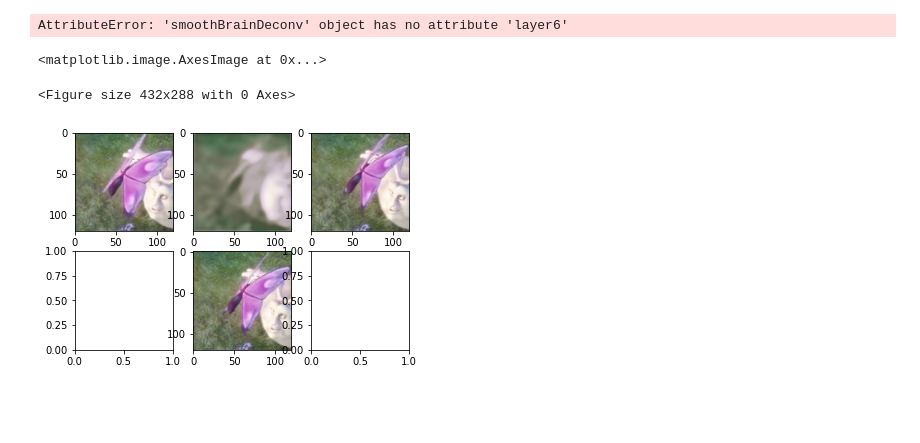
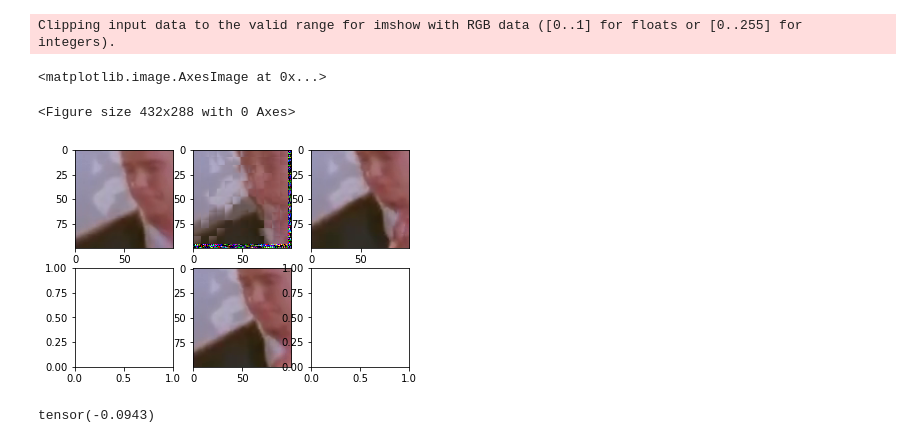
Before and after one commit to Vestaia/SmoothBrain, a Jupyter notebook: Code/Kernels.ipynb, the cells around one changed output. Drawn from its saved outputs; the diff is of its cells as text; code cells hidden in the pictures; blank space fills up the shorter version.

```diff
--- a/Code/Kernels.ipynb
+++ b/Code/Kernels.ipynb
@@ -341,14 +327,18 @@ def train(model, optimizer, loss, X, y, validation_size, batch_size=100, epochs=
     Err = test(model, loss_wrapper(metric), validationX, validationy, batch_size=batch_size, device=device)
     print("Average Error (MAE): " + str(Err))
 # %%
-vid = torch.swapaxes(torch.swapaxes(torchvision.io.read_video("mov_bbb.mp4",0,10,pts_unit='sec')[0],2,3),1,2)/256
+net = smoothBrainDeconv()
+optim = torch.optim.Adam(net.parameters(), 0.005)
+vid = torch.swapaxes(torch.swapaxes(torchvision.io.read_video("Rick.mp4",0,10,pts_unit='sec')[0],2,3),1,2)/256
 mapped = kornia.color.rgb_to_yuv(vid)
 # %%
-randlocx = torch.randint(0,mapped.shape[3]-blocksize, (mapped.shape[0],))
-randlocy = torch.randint(0,mapped.shape[2]-blocksize, (mapped.shape[0],))
-features = torch.empty((mapped.shape[0]-2,2*mapped.shape[1],blocksize,blocksize))
-targets = torch.empty((mapped.shape[0]-2,mapped.shape[1],blocksize,blocksize))
-for i in range(mapped.shape[0]-2):
-    features[i,:mapped.shape[1]] = mapped[i,:,randlocy[i]:randlocy[i]+blocksize,randlocx[i]:randlocx[i]+blocksize]
-    features[i,mapped.shape[1]:] = mapped[i+2,:,randlocy[i]:randlocy[i]+blocksize,randlocx[i]:randlocx[i]+blocksize]
-    targets[i] = mapped[i+1,:,randlocy[i]:randlocy[i]+blocksize,randlocx[i]:randlocx[i]+blocksize]
+for i in range (1):
+    randlocx = torch.randint(0,mapped.shape[3]-blocksize, (mapped.shape[0],))
+    randlocy = torch.randint(0,mapped.shape[2]-blocksize, (mapped.shape[0],))
+    features = torch.empty((mapped.shape[0]-2,2*mapped.shape[1],blocksize,blocksize))
+    targets = torch.empty((mapped.shape[0]-2,mapped.shape[1],blocksize,blocksize))
+    for i in range(mapped.shape[0]-2):
+        features[i,:mapped.shape[1]] = mapped[i,:,randlocy[i]:randlocy[i]+blocksize,randlocx[i]:randlocx[i]+blocksize]
+        features[i,mapped.shape[1]:] = mapped[i+2,:,randlocy[i]:randlocy[i]+blocksize,randlocx[i]:randlocx[i]+blocksize]
+        targets[i] = mapped[i+1,:,randlocy[i]:randlocy[i]+blocksize,randlocx[i]:randlocx[i]+blocksize]
+    train(net, optim, MSE_loss, features, targets, 50, 15, epochs=25, plot=True)
@@ -355,29 +365,23 @@ for i in range(mapped.shape[0]-2):
-# %%
-net = smoothBrainDeconv()
-optim = torch.optim.Adam(net.parameters(), 0.01)
-train(net, optim, MSE_loss, features, targets, 50, 20, epochs=25, plot=True)
-# %% [output]
-AttributeError: 'smoothBrainDeconv' object has no attribute 'layer6'
 # %%
-frame = 35
+frame = 27
 net = net.to("cpu")
 img = net(features[frame:frame+1]).detach()[0]
-
-
-# grid = torch.stack(list(torch.meshgrid(torch.arange(0,gridsize*2./blocksize,2./blocksize),torch.arange(0,gridsize*2./blocksize,2./blocksize))),dim=2)
-# grid = torch.flatten(grid,0,1)
-# blocks = grid - 0.99
-# print(blocks.shape)
-# blocks = blocks.view(1,10,10,2)
-# img = F.grid_sample(features[frame:frame+1,:3], blocks)[0]
+# img[img<0][0]=1
+# img[img>0.5][1:]=0.5
+# img[img<-0.5][1:]=-0.5
 
 plt.figure()
 fig, subplot = plt.subplots(2,3)
 subplot[0,0].imshow(torch.swapaxes(torch.swapaxes(kornia.color.yuv_to_rgb(features[frame,:3]),0,2),0,1))
 subplot[0,1].imshow(torch.swapaxes(torch.swapaxes(kornia.color.yuv_to_rgb(img),0,2),0,1))
 subplot[0,2].imshow(torch.swapaxes(torch.swapaxes(kornia.color.yuv_to_rgb(features[frame,3:]),0,2),0,1))
 subplot[1,1].imshow(torch.swapaxes(torch.swapaxes(kornia.color.yuv_to_rgb(targets[frame]),0,2),0,1))
 # %% [output]
-<matplotlib.image.AxesImage at 0x...>
+Clipping input data to the valid range for imshow with RGB data ([0..1] for floats or [0..255] for integers).
-<Figure size 432x288 with 0 Axes>
+<matplotlib.image.AxesImage at 0x...>
+<Figure size 432x288 with 0 Axes>
-[figure, old version]
+[figure, new version]
+# %%
+print(torch.min(img))
+# %% [output]
+tensor(-0.0943)
```
Also changed, not shown: parts of 6 cells of this notebook, 17 other files.
